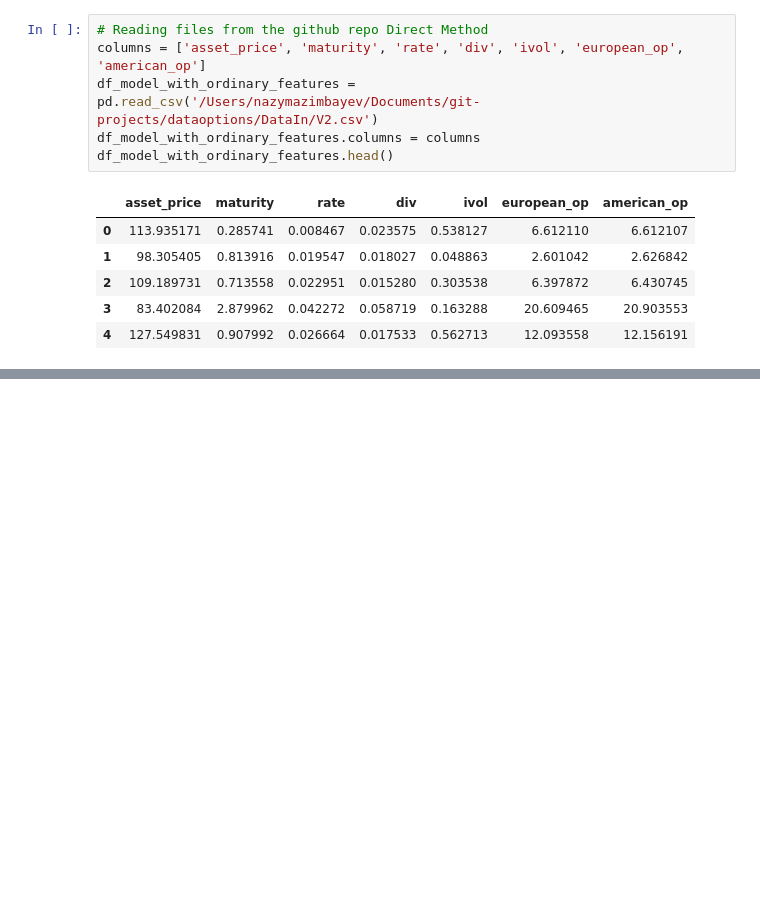
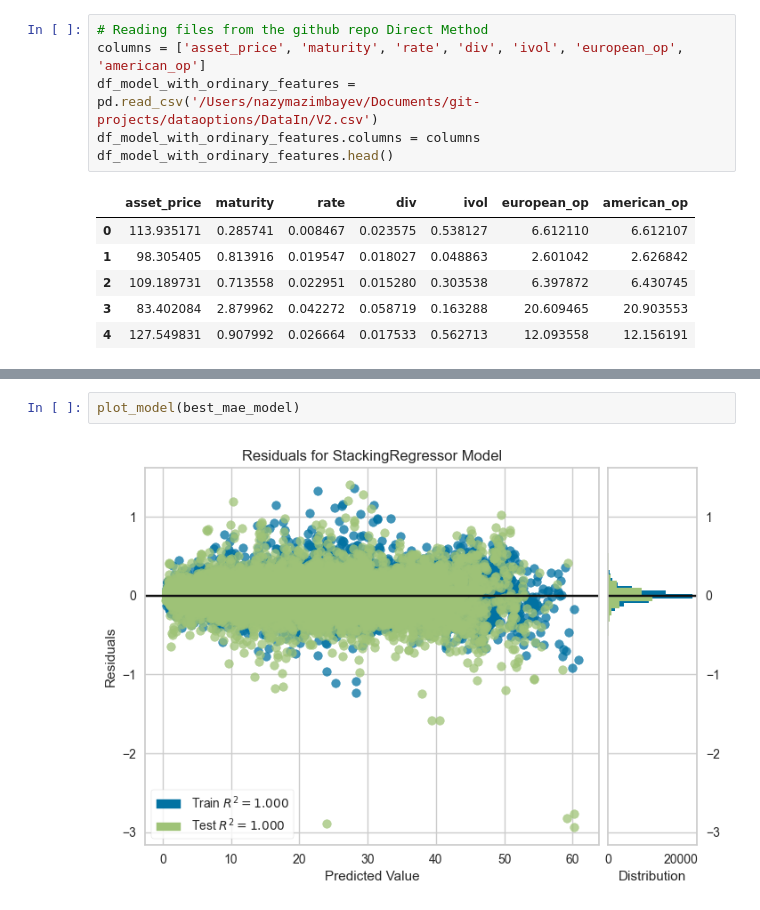
Before and after one commit to nazike/Options_Pricing_Analysis, a Jupyter notebook: Options_Pricing_Direct_method.ipynb, the cells around one changed output, grey strips where cells are left out. Cells and saved outputs as stored; diff of their text form; blank space fills up the shorter version.

```diff
--- a/Options_Pricing_Direct_method.ipynb
+++ b/Options_Pricing_Direct_method.ipynb
@@ -125,0 +121,4 @@ KeyboardInterrupt:
+# %%
+plot_model(best_mae_model)
+# %% [output]
+[figure, added]
```
Also changed, not shown: parts of 29 cells of this notebook, 15 other files.
